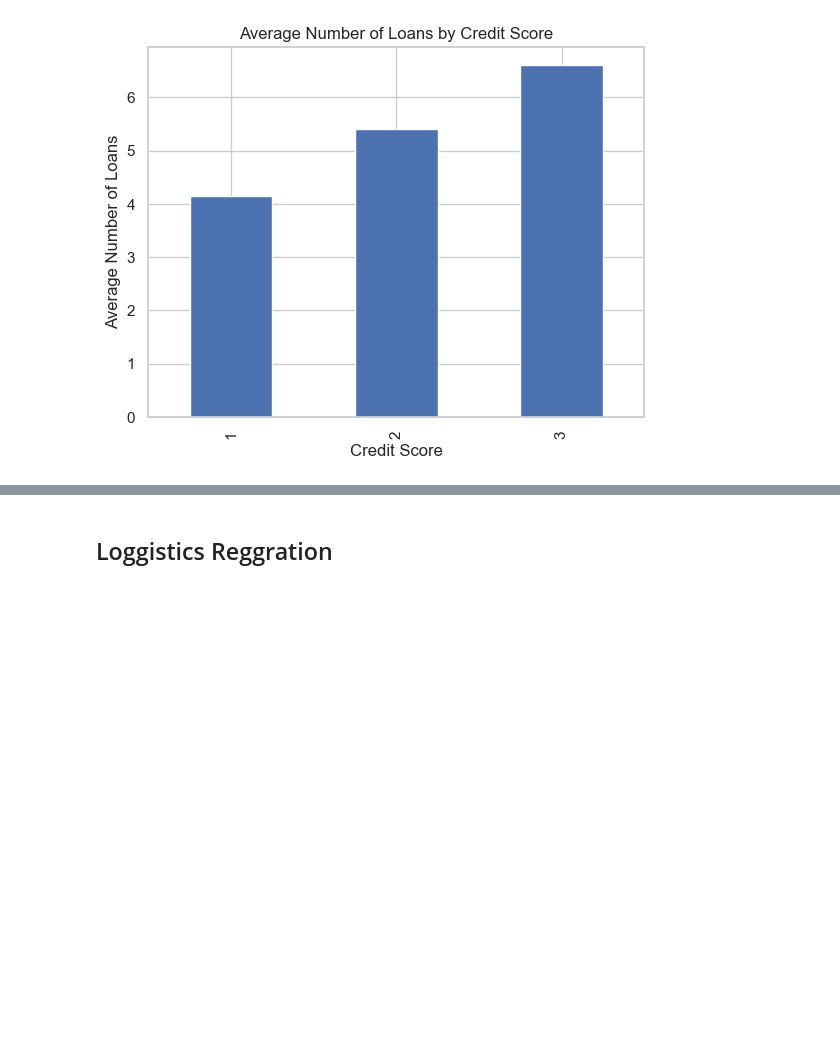
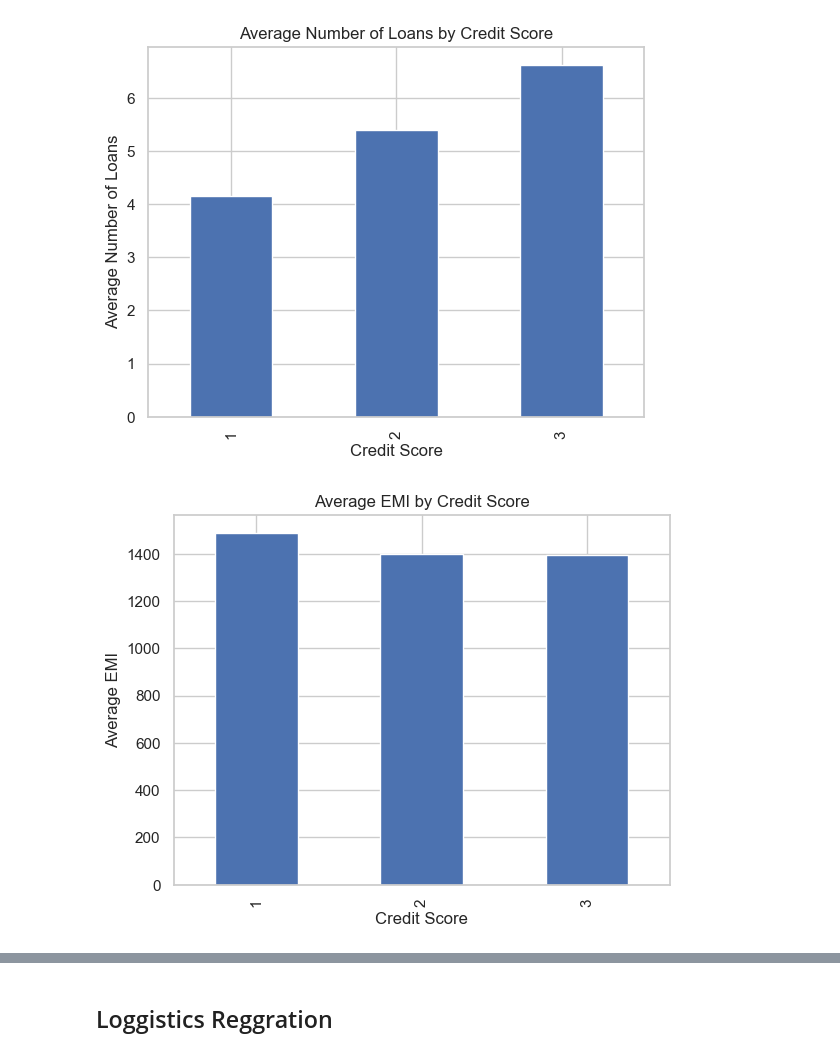
Before and after one commit to rodyrahi/creditscoreML, a Jupyter notebook: credit.ipynb, the cells around one changed output, grey strips where cells are left out. Saved outputs shown, nothing was run; the diff lists cells and outputs as text; code cells hidden in the pictures; blank space fills up the shorter version.

```diff
--- a/credit.ipynb
+++ b/credit.ipynb
@@ -230,3 +239,12 @@ plt.ylabel('Average Number of Loans')
 plt.show()
 # %% [output]
 [figure]
+# %%
+
+avg_emi = scoredf.groupby('Credit_Score')['Total_EMI_per_month'].mean()
+avg_emi.plot(kind='bar', title='Average EMI by Credit Score')
+plt.xlabel('Credit Score')
+plt.ylabel('Average EMI')
+plt.show()
+# %% [output]
+[figure, added]
```
Also changed, not shown: parts of 50 cells of this notebook.
